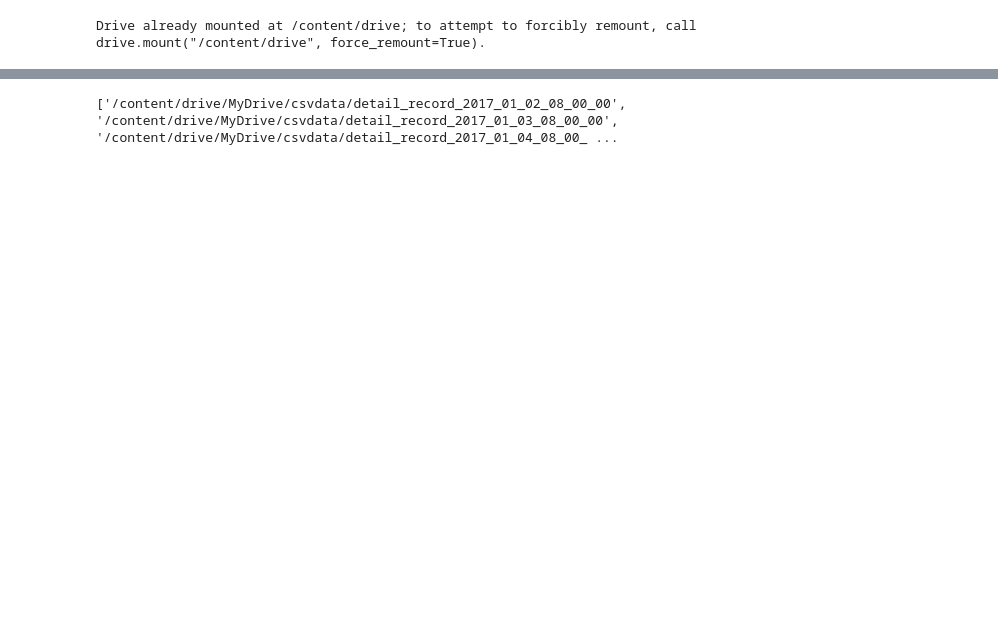
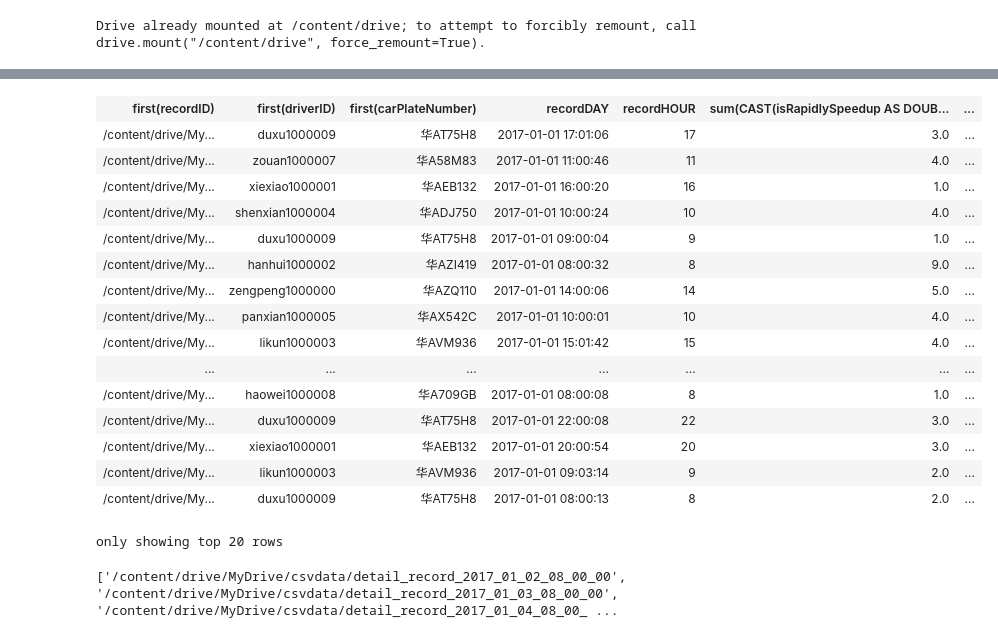
Before and after one commit to CSW0126/COMP4442_Group_Project-Drive-behavior-and-monitoring-application, a Jupyter notebook: DB/spark_colab.ipynb, the cells around one changed output, grey strips where cells are left out. Drawn from its saved outputs; the diff is of its cells as text; code cells hidden in the pictures; blank space fills up the shorter version.

```diff
--- a/DB/spark_colab.ipynb
+++ b/DB/spark_colab.ipynb
@@ -23 +120,23 @@ Drive already mounted at /content/drive; to attempt to forcibly remount, call dr
+# %%
+#TEST code
+group_data = sqlContext.sql(sql)
+group_data
+# %% [output]
+| first(recordID) | first(driverID) | first(carPlateNumber) | recordDAY | recordHOUR | sum(CAST(isRapidlySpeedup AS DOUB... | ... |
+| /content/drive/My... | duxu1000009 | 华AT75H8 | 2017-01-01 17:01:06 | 17 | 3.0 | ... |
+| /content/drive/My... | zouan1000007 | 华A58M83 | 2017-01-01 11:00:46 | 11 | 4.0 | ... |
+| /content/drive/My... | xiexiao1000001 | 华AEB132 | 2017-01-01 16:00:20 | 16 | 1.0 | ... |
+| /content/drive/My... | shenxian1000004 | 华ADJ750 | 2017-01-01 10:00:24 | 10 | 4.0 | ... |
+| /content/drive/My... | duxu1000009 | 华AT75H8 | 2017-01-01 09:00:04 | 9 | 1.0 | ... |
+| /content/drive/My... | hanhui1000002 | 华AZI419 | 2017-01-01 08:00:32 | 8 | 9.0 | ... |
+| /content/drive/My... | zengpeng1000000 | 华AZQ110 | 2017-01-01 14:00:06 | 14 | 5.0 | ... |
+| /content/drive/My... | panxian1000005 | 华AX542C | 2017-01-01 10:00:01 | 10 | 4.0 | ... |
+| /content/drive/My... | likun1000003 | 华AVM936 | 2017-01-01 15:01:42 | 15 | 4.0 | ... |
+| ... | ... | ... | ... | ... | ... | ... |
+| /content/drive/My... | haowei1000008 | 华A709GB | 2017-01-01 08:00:08 | 8 | 1.0 | ... |
+| /content/drive/My... | duxu1000009 | 华AT75H8 | 2017-01-01 22:00:08 | 22 | 3.0 | ... |
+| /content/drive/My... | xiexiao1000001 | 华AEB132 | 2017-01-01 20:00:54 | 20 | 3.0 | ... |
+| /content/drive/My... | likun1000003 | 华AVM936 | 2017-01-01 09:03:14 | 9 | 2.0 | ... |
+| /content/drive/My... | duxu1000009 | 华AT75H8 | 2017-01-01 08:00:13 | 8 | 2.0 | ... |
+only showing top 20 rows
 # %%
```
Also changed, not shown: parts of 11 cells of this notebook.
